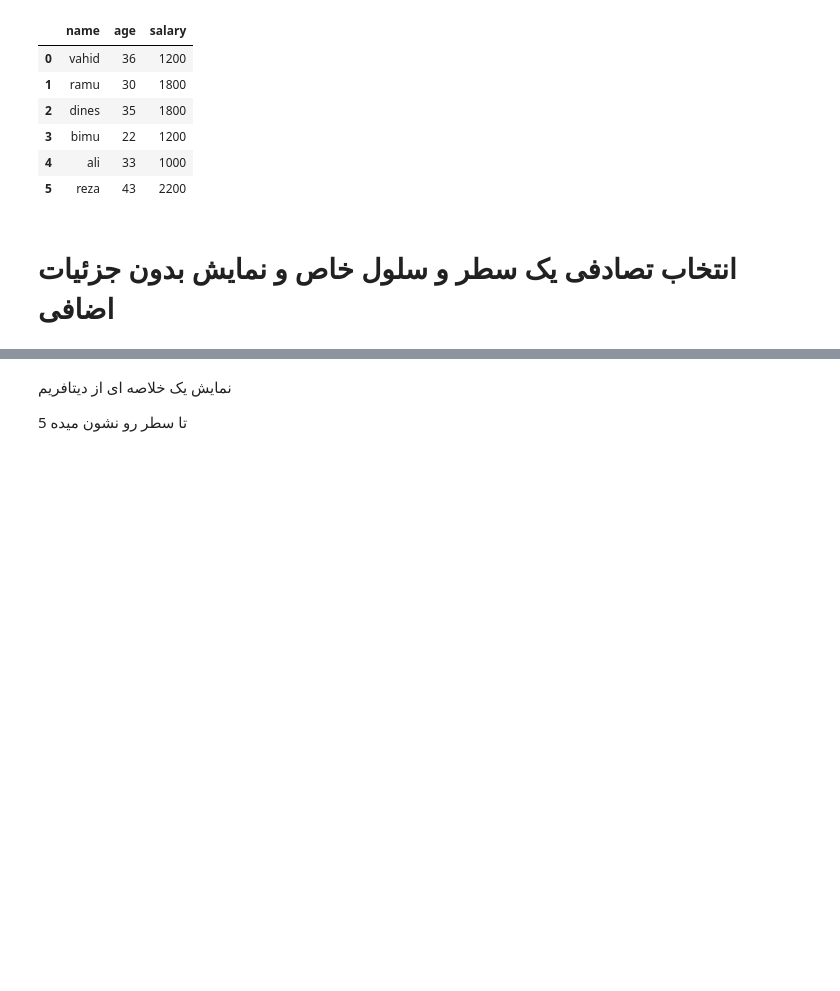
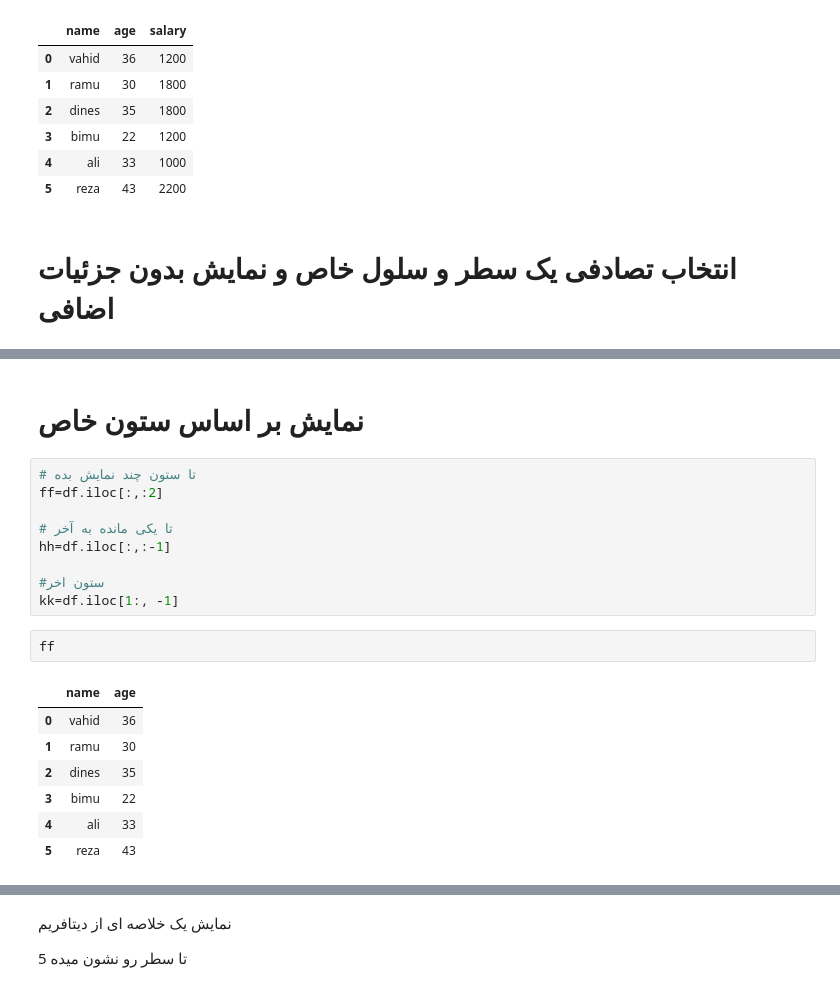
Before and after one commit to shabanvahid0101/python_gram_file, a Jupyter notebook: pandas library/main_pandas.ipynb, the cells around one changed output, grey strips where cells are left out. Cells and saved outputs as stored; diff of their text form; blank space fills up the shorter version.

```diff
--- a/pandas library/main_pandas.ipynb
+++ b/pandas library/main_pandas.ipynb
@@ -52,0 +111,21 @@ dd
+# %% [markdown]
+# نمایش بر اساس ستون خاص
+# %%
+# تا ستون چند نمایش بده
+ff=df.iloc[:,:2]
+
+# تا یکی مانده به آخر
+hh=df.iloc[:,:-1]
+
+#ستون اخر
+kk=df.iloc[1:, -1]
+# %%
+ff
+# %% [output]
+|  | name | age |
+| 0 | vahid | 36 |
+| 1 | ramu | 30 |
+| 2 | dines | 35 |
+| 3 | bimu | 22 |
+| 4 | ali | 33 |
+| 5 | reza | 43 |
```
Also changed, not shown: parts of 13 cells of this notebook, 16 other files.
